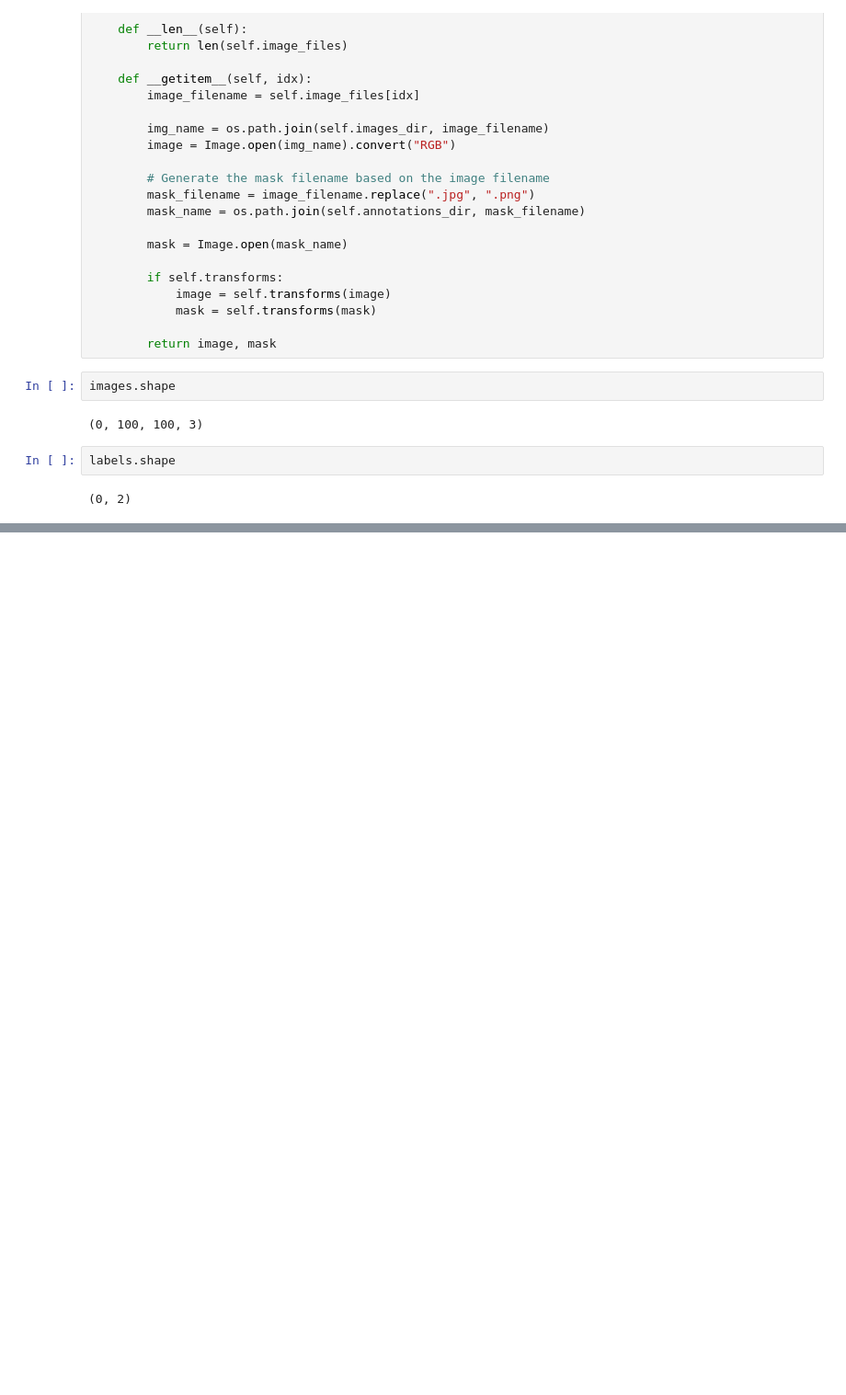
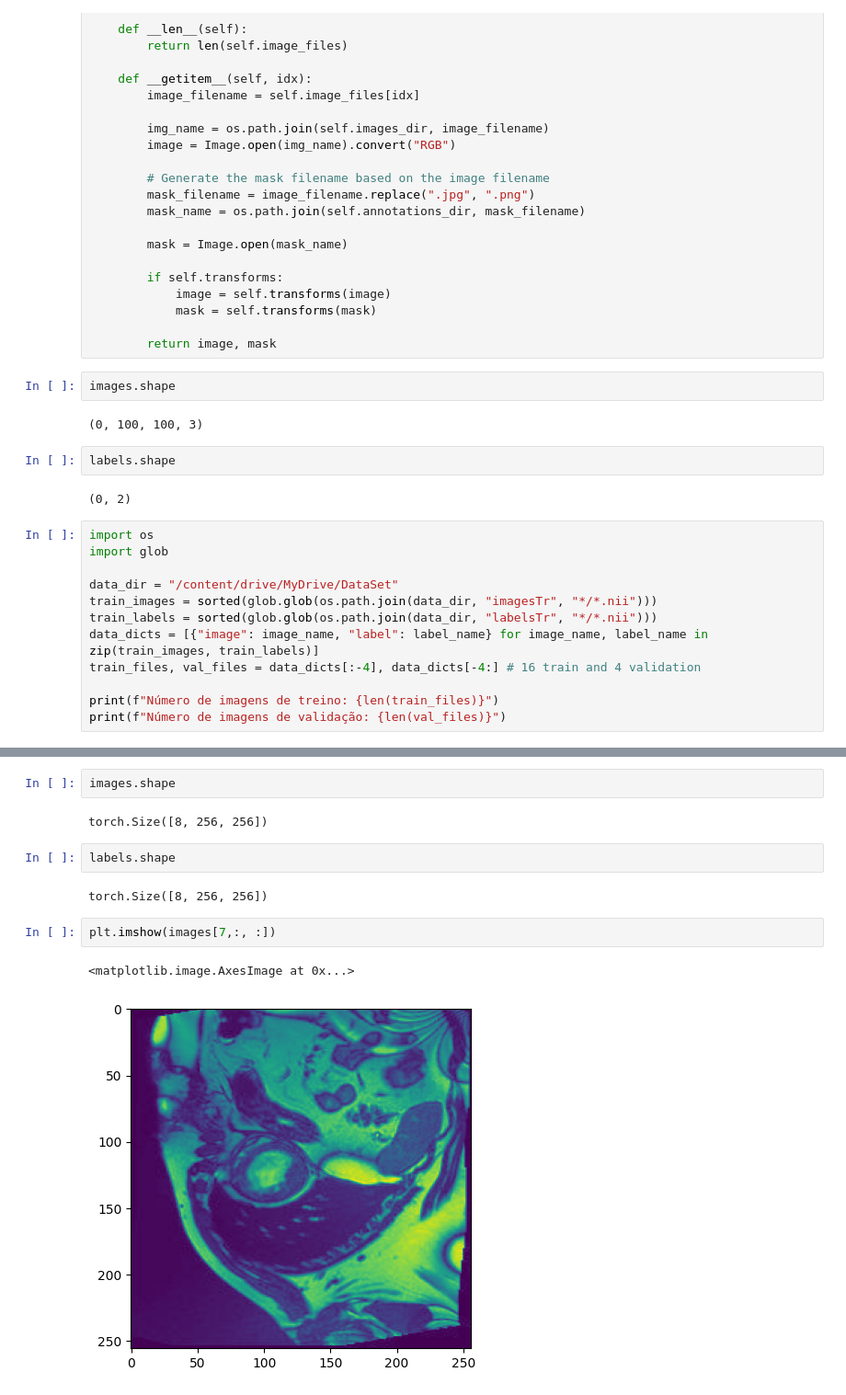
Before and after one commit to Alan240124/Alan, a Jupyter notebook: Atividade_Dataloader.ipynb, the cells around one changed output, grey strips where cells are left out. Shown at 92% size. Saved outputs shown, nothing was run; the diff lists cells and outputs as text; blank space fills up the shorter version.

```diff
--- a/Atividade_Dataloader.ipynb
+++ b/Atividade_Dataloader.ipynb
@@ -1201,3 +1201,15 @@ images.shape
 labels.shape
 # %% [output]
 (0, 2)
+# %%
+import os
+import glob
+
+data_dir = "/content/drive/MyDrive/DataSet"
+train_images = sorted(glob.glob(os.path.join(data_dir, "imagesTr", "*/*.nii")))
+train_labels = sorted(glob.glob(os.path.join(data_dir, "labelsTr", "*/*.nii")))
+data_dicts = [{"image": image_name, "label": label_name} for image_name, label_name in zip(train_images, train_labels)]
+train_files, val_files = data_dicts[:-4], data_dicts[-4:] # 16 train and 4 validation
+
+print(f"Número de imagens de treino: {len(train_files)}")
+print(f"Número de imagens de validação: {len(val_files)}")
@@ -1203,0 +1279,13 @@ labels.shape
+# %%
+images.shape
+# %% [output]
+torch.Size([8, 256, 256])
+# %%
+labels.shape
+# %% [output]
+torch.Size([8, 256, 256])
+# %%
+plt.imshow(images[7,:, :])
+# %% [output]
+<matplotlib.image.AxesImage at 0x...>
+[figure, added]
```
Also changed, not shown: parts of 10 cells of this notebook.
